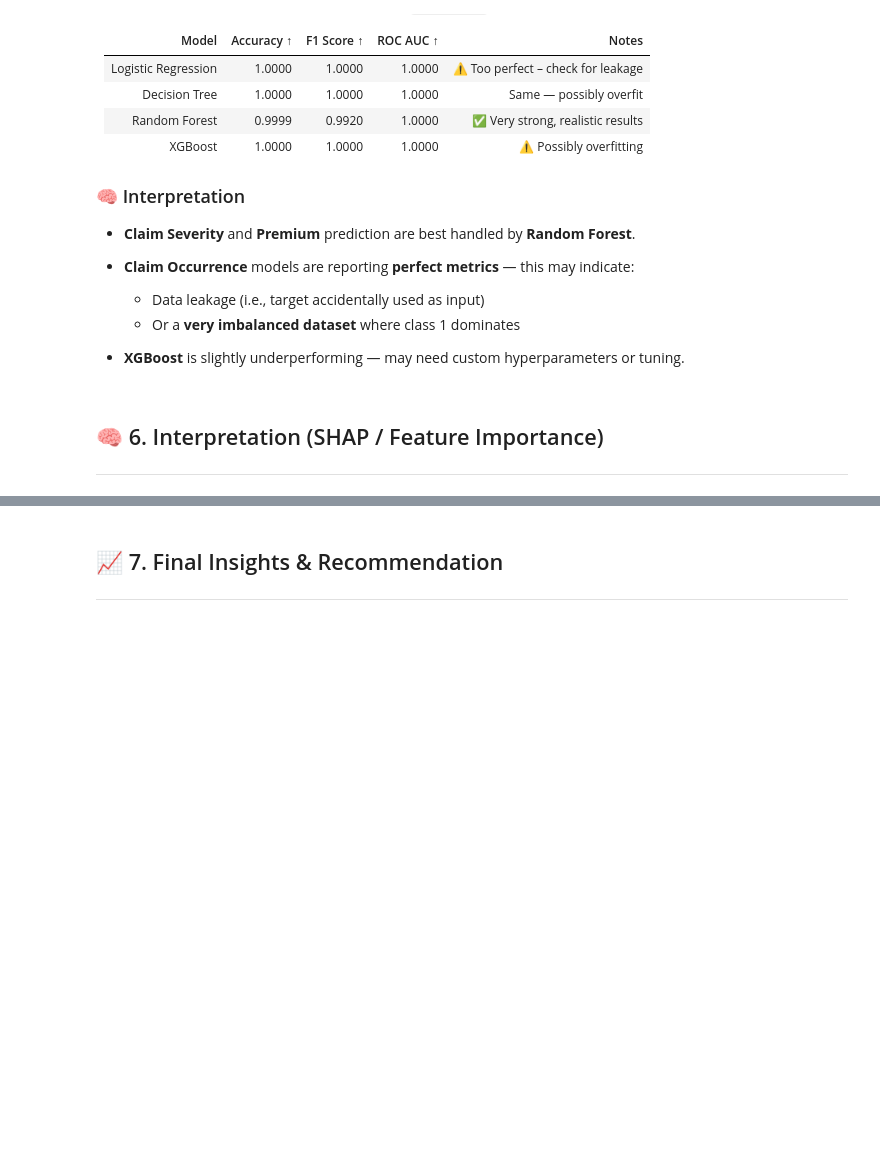
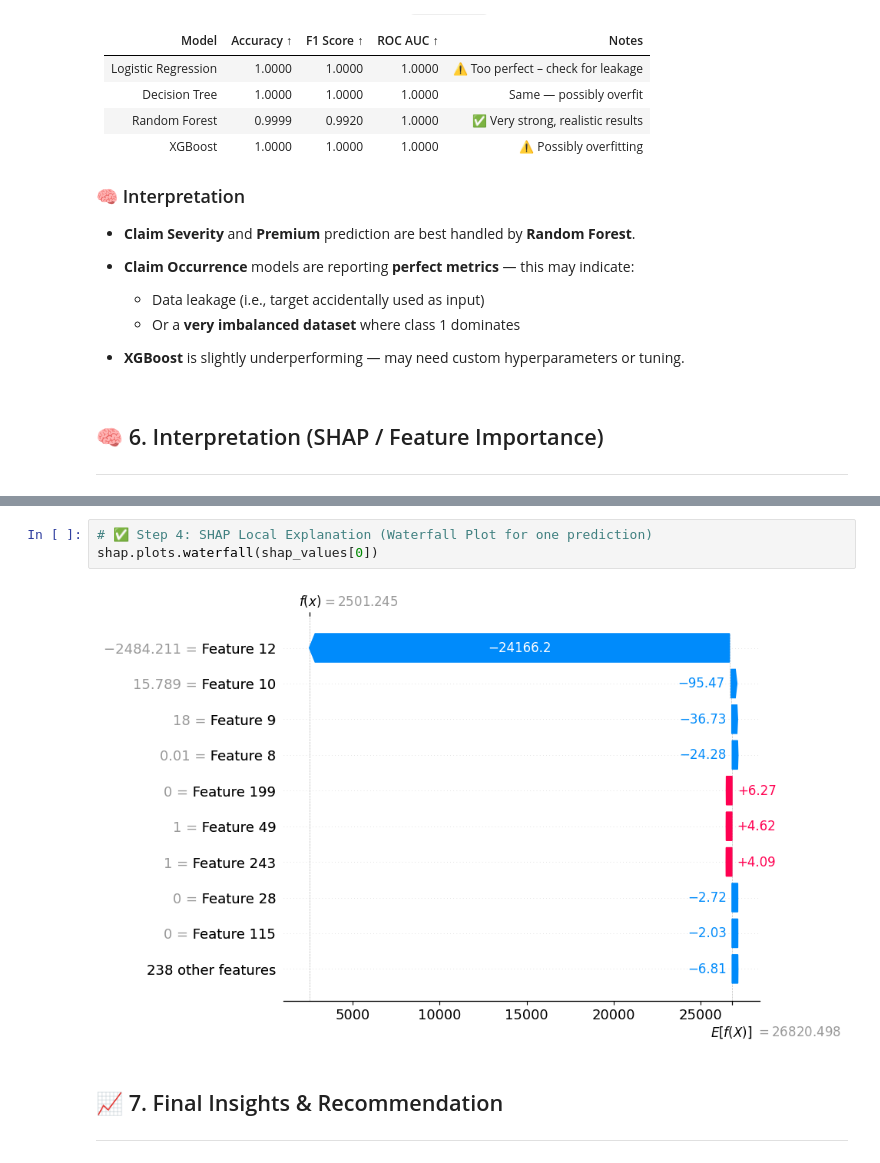
Before and after one commit to 5237-mests/acis-insurance-risk-analytics, a Jupyter notebook: notebooks/04_claim_risk_and_pricing_models.ipynb, the cells around one changed output, grey strips where cells are left out. Cells and saved outputs as stored; diff of their text form; blank space fills up the shorter version.

```diff
--- a/notebooks/04_claim_risk_and_pricing_models.ipynb
+++ b/notebooks/04_claim_risk_and_pricing_models.ipynb
@@ -167,3 +195,8 @@ feature_names = pipe.named_steps["preprocessor"].get_feature_names_out()
+# %%
+# ✅ Step 4: SHAP Local Explanation (Waterfall Plot for one prediction)
+shap.plots.waterfall(shap_values[0])
+# %% [output]
+[figure, added]
 # %% [markdown]
 ## 📈 7. Final Insights & Recommendation
 ---
```
Also changed, not shown: parts of 8 cells of this notebook.
